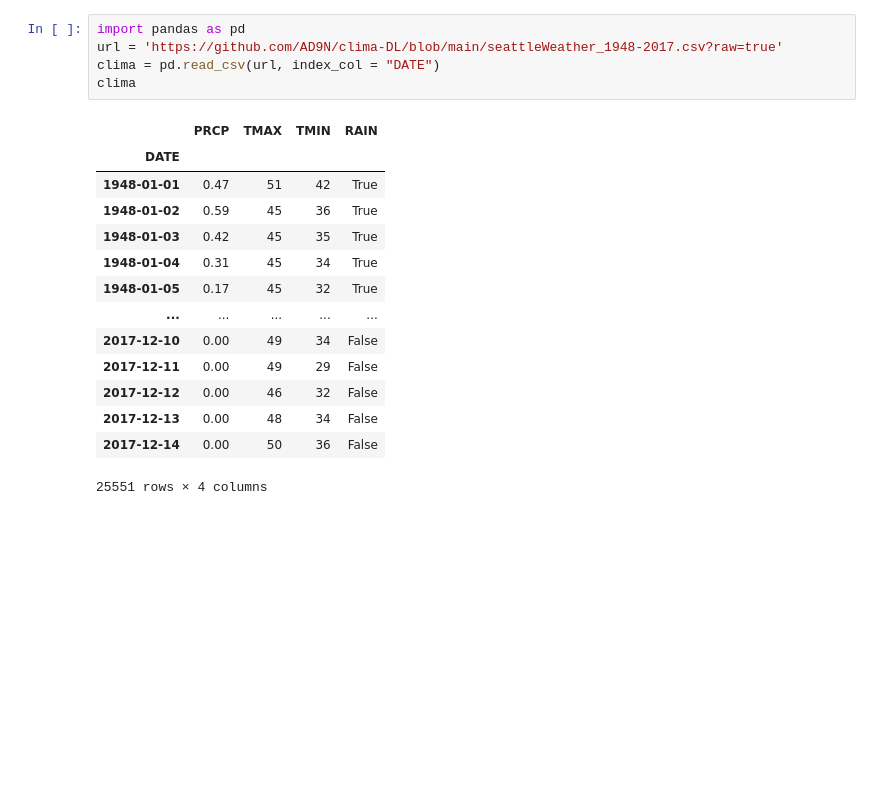
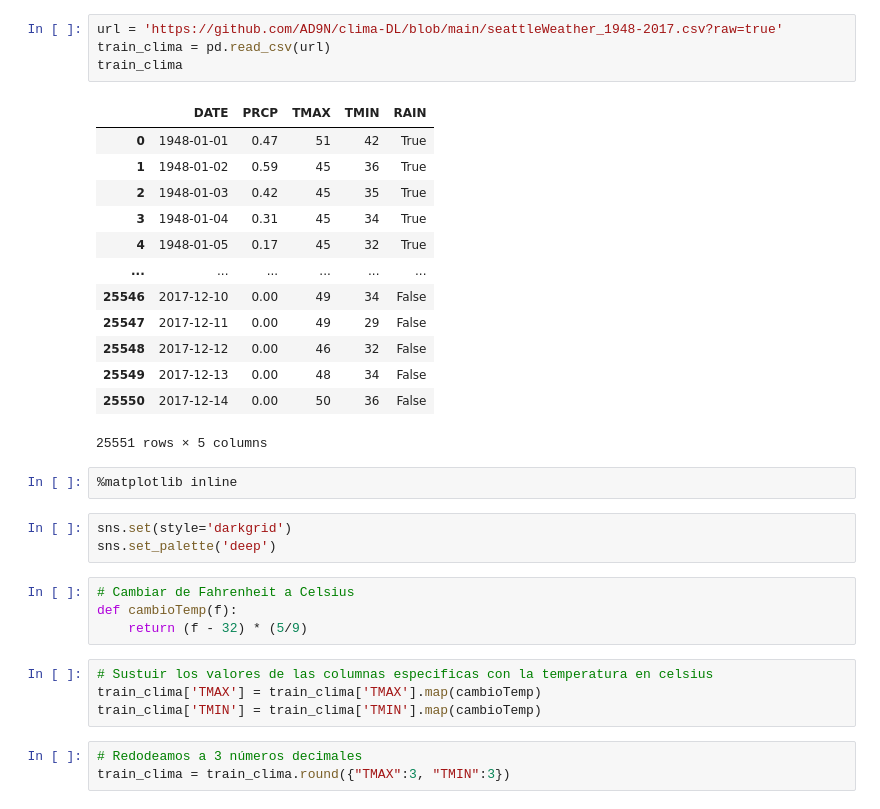
Before and after one commit to AD9N/clima-DL, a Jupyter notebook: climaPredict.ipynb, the cells around one changed output. Drawn from its saved outputs; the diff is of its cells as text; blank space fills up the shorter version.

```diff
--- a/climaPredict.ipynb
+++ b/climaPredict.ipynb
@@ -13,20 +128,34 @@ git version 2.17.1
 # %%
-import pandas as pd
 url = 'https://github.com/AD9N/clima-DL/blob/main/seattleWeather_1948-2017.csv?raw=true'
-clima = pd.read_csv(url, index_col = "DATE")
-clima
+train_clima = pd.read_csv(url)
+train_clima
 # %% [output]
-|  | PRCP | TMAX | TMIN | RAIN |
-| DATE |  |  |  |  |
-| 1948-01-01 | 0.47 | 51 | 42 | True |
-| 1948-01-02 | 0.59 | 45 | 36 | True |
-| 1948-01-03 | 0.42 | 45 | 35 | True |
-| 1948-01-04 | 0.31 | 45 | 34 | True |
-| 1948-01-05 | 0.17 | 45 | 32 | True |
-| ... | ... | ... | ... | ... |
-| 2017-12-10 | 0.00 | 49 | 34 | False |
-| 2017-12-11 | 0.00 | 49 | 29 | False |
-| 2017-12-12 | 0.00 | 46 | 32 | False |
-| 2017-12-13 | 0.00 | 48 | 34 | False |
-| 2017-12-14 | 0.00 | 50 | 36 | False |
+|  | DATE | PRCP | TMAX | TMIN | RAIN |
+| 0 | 1948-01-01 | 0.47 | 51 | 42 | True |
+| 1 | 1948-01-02 | 0.59 | 45 | 36 | True |
+| 2 | 1948-01-03 | 0.42 | 45 | 35 | True |
+| 3 | 1948-01-04 | 0.31 | 45 | 34 | True |
+| 4 | 1948-01-05 | 0.17 | 45 | 32 | True |
+| ... | ... | ... | ... | ... | ... |
+| 25546 | 2017-12-10 | 0.00 | 49 | 34 | False |
+| 25547 | 2017-12-11 | 0.00 | 49 | 29 | False |
+| 25548 | 2017-12-12 | 0.00 | 46 | 32 | False |
+| 25549 | 2017-12-13 | 0.00 | 48 | 34 | False |
+| 25550 | 2017-12-14 | 0.00 | 50 | 36 | False |
-25551 rows × 4 columns
+25551 rows × 5 columns
+# %%
+%matplotlib inline
+# %%
+sns.set(style='darkgrid')
+sns.set_palette('deep')
+# %%
+# Cambiar de Fahrenheit a Celsius
+def cambioTemp(f):
+    return (f - 32) * (5/9)
+# %%
+# Sustuir los valores de las columnas especificas con la temperatura en celsius
+train_clima['TMAX'] = train_clima['TMAX'].map(cambioTemp)
+train_clima['TMIN'] = train_clima['TMIN'].map(cambioTemp)
+# %%
+# Redodeamos a 3 números decimales
+train_clima = train_clima.round({"TMAX":3, "TMIN":3})
```
Also changed, not shown: parts of 44 cells of this notebook.
